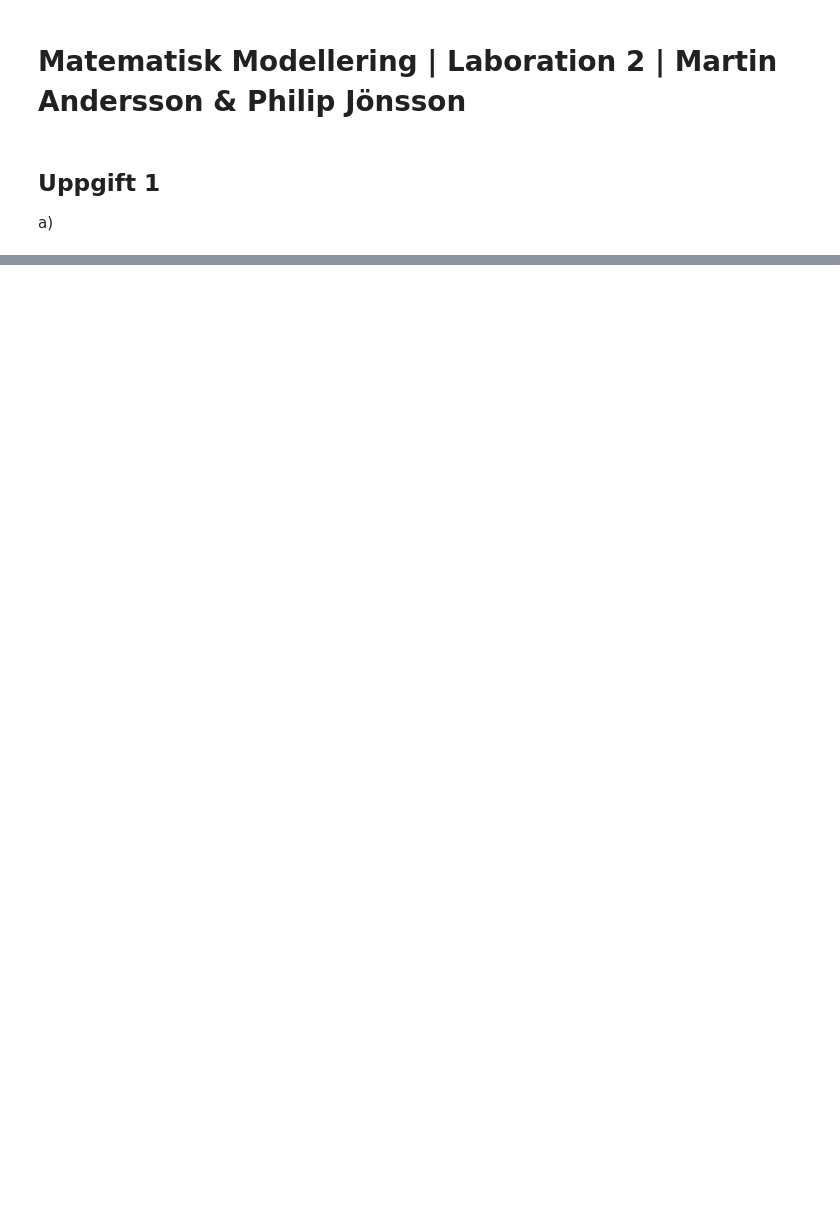
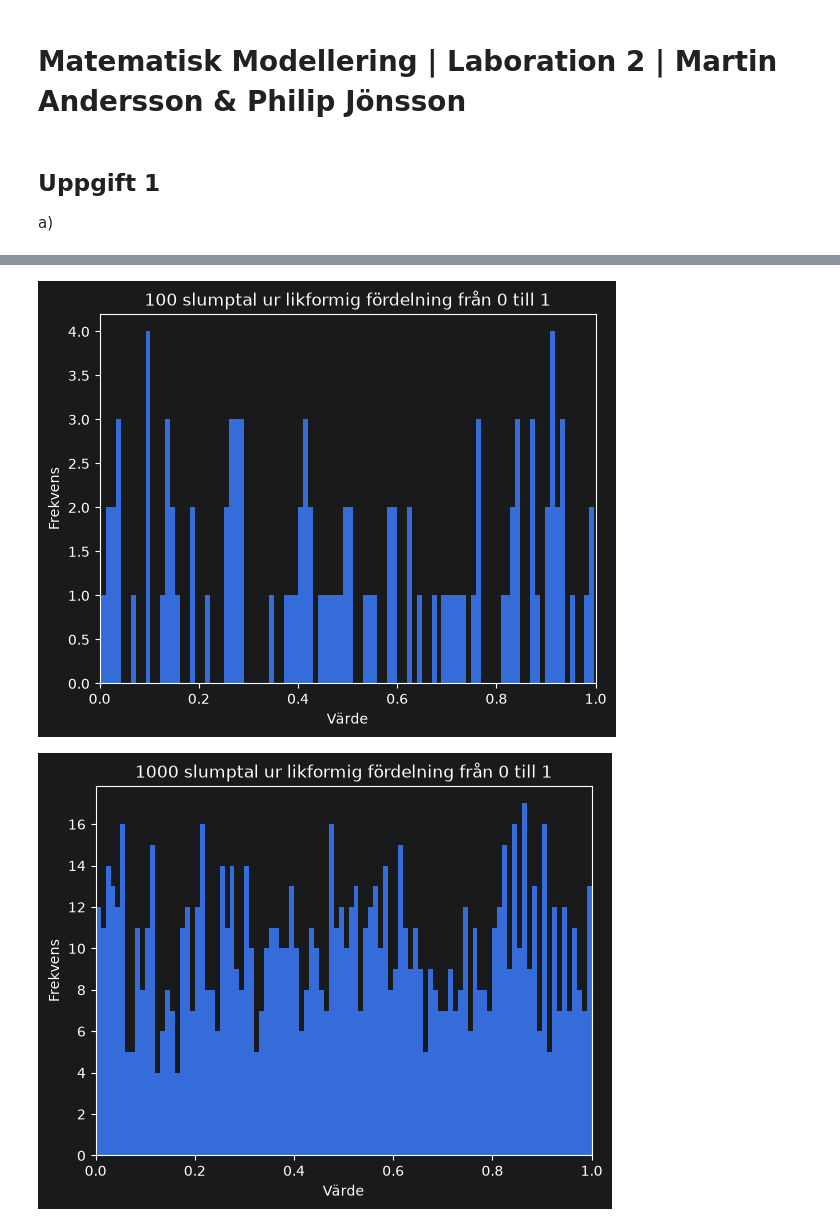
Before and after one commit to Pongstrider/Matematik_Modellering_labb2, a Jupyter notebook: sample.ipynb, the cells around one changed output, grey strips where cells are left out. Cells and saved outputs as stored; diff of their text form; code cells hidden in the pictures; blank space fills up the shorter version.

```diff
--- a/sample.ipynb
+++ b/sample.ipynb
@@ -31,0 +47,8 @@ python_normal(10000, 100)
+# %%
+N_d = 100
+while N_d < 1000001:
+    python_likform (N_d, 0, 1)
+    N_d = N_d*10
+# %% [output]
+[figure, added]
+[figure, added]
```
Also changed, not shown: parts of 8 cells of this notebook.
